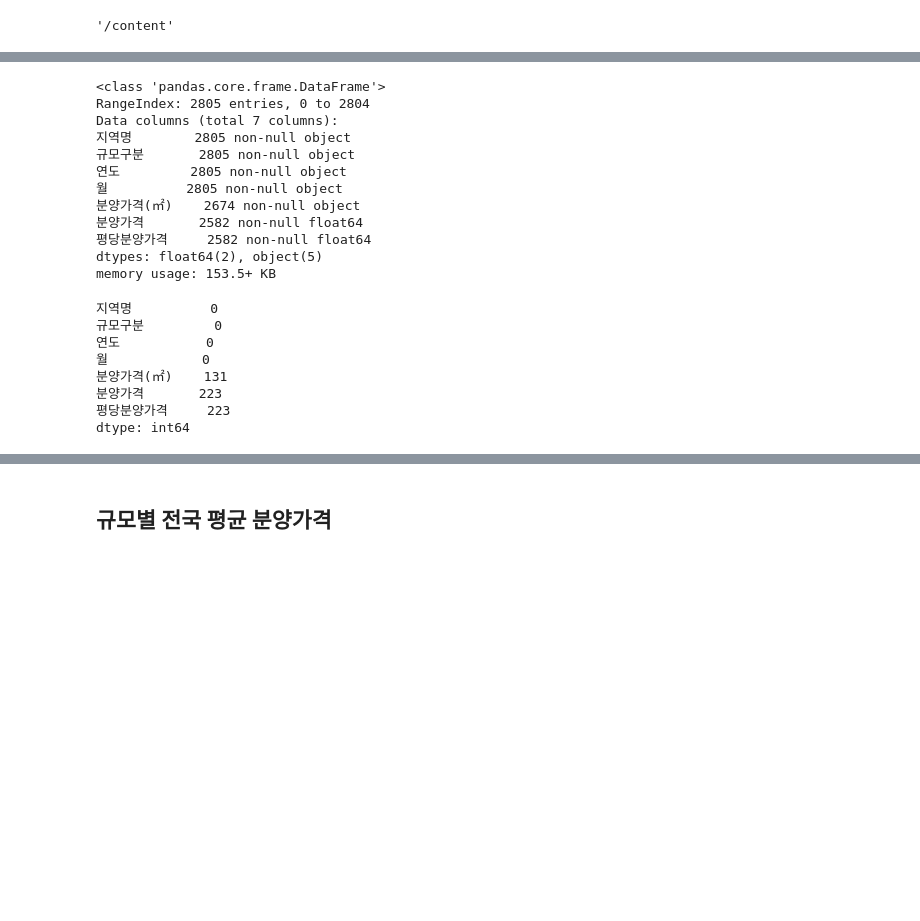
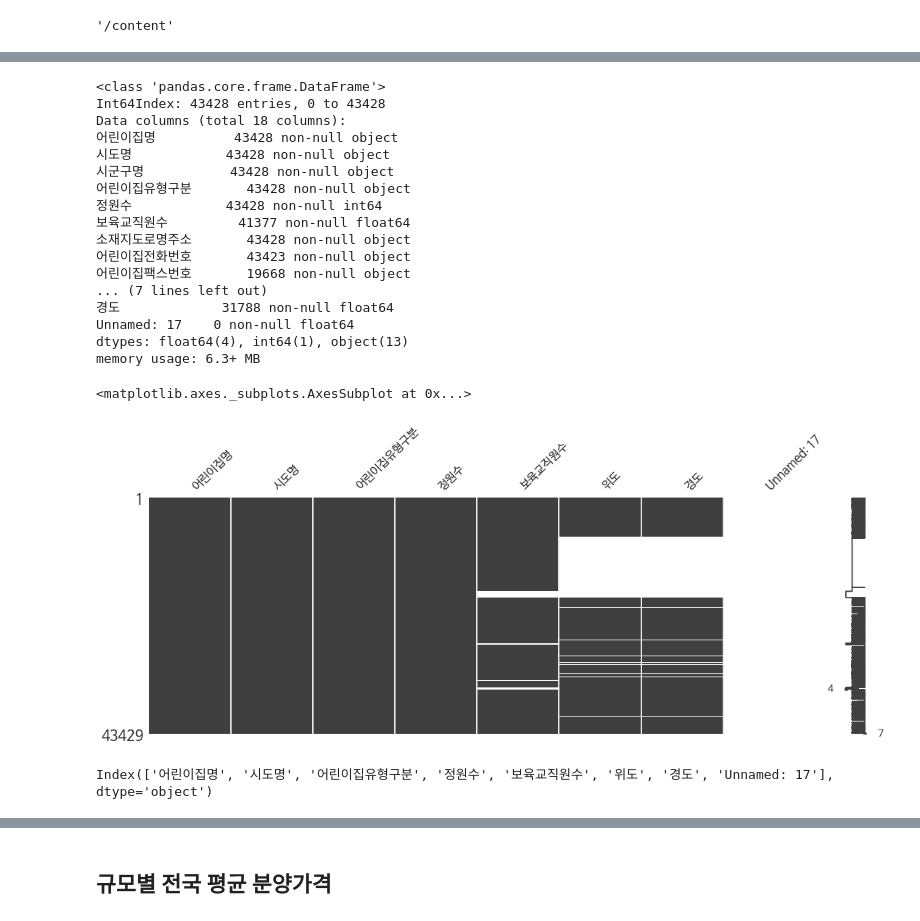
Before and after one commit to yooseonghwan/OpenDataWrangling, a Jupyter notebook: 전국어린이집표준데이터.ipynb, the cells around one changed output, grey strips where cells are left out. Cells and saved outputs as stored; diff of their text form; code cells hidden in the pictures; blank space fills up the shorter version.

```diff
--- a/전국어린이집표준데이터.ipynb
+++ b/전국어린이집표준데이터.ipynb
@@ -130,33 +146,31 @@ pre_sale['평당분양가격'] = pre_sale['분양가격'] * 3.3
 # %%
-pre_sale.info()
+pre_sale_clean.info()
 # %% [output]
 <class 'pandas.core.frame.DataFrame'>
-RangeIndex: 2805 entries, 0 to 2804
-Data columns (total 7 columns):
-지역명        2805 non-null object
-규모구분       2805 non-null object
-연도         2805 non-null object
-월          2805 non-null object
-분양가격(㎡)    2674 non-null object
-분양가격       2582 non-null float64
-평당분양가격     2582 non-null float64
-dtypes: float64(2), object(5)
-memory usage: 153.5+ KB
+Int64Index: 43428 entries, 0 to 43428
+Data columns (total 18 columns):
+어린이집명          43428 non-null object
+시도명            43428 non-null object
+시군구명           43428 non-null object
+어린이집유형구분       43428 non-null object
+정원수            43428 non-null int64
+보육교직원수         41377 non-null float64
+소재지도로명주소       43428 non-null object
+어린이집전화번호       43423 non-null object
+어린이집팩스번호       19668 non-null object
+... (7 lines left out)
+경도             31788 non-null float64
+Unnamed: 17    0 non-null float64
+dtypes: float64(4), int64(1), object(13)
+memory usage: 6.3+ MB
-# %%
-# 분양가격에 결측치가 많이 있어요.
-
-pre_sale.isnull()
-#참고 : insull 값이 있는 부분 False, True 로 표현
-
-pre_sale.isnull().sum()
-
-#참고 : insull 값이 있는 True 부분 1로 전환 후 sum
-# %% [output]
-지역명          0
-규모구분         0
-연도           0
-월            0
-분양가격(㎡)    131
-분양가격       223
-평당분양가격     223
-dtype: int64
+# %%
+import  missingno  as msno
+
+msno.matrix(pre_sale_clean, figsize=(18,6))
+# %% [output]
+<matplotlib.axes._subplots.AxesSubplot at 0x...>
+[figure, added]
+# %%
+pre_sale_clean.columns
+# %% [output]
+Index(['어린이집명', '시도명', '어린이집유형구분', '정원수', '보육교직원수', '위도', '경도', 'Unnamed: 17'], dtype='object')
```
Also changed, not shown: parts of 87 cells of this notebook.
